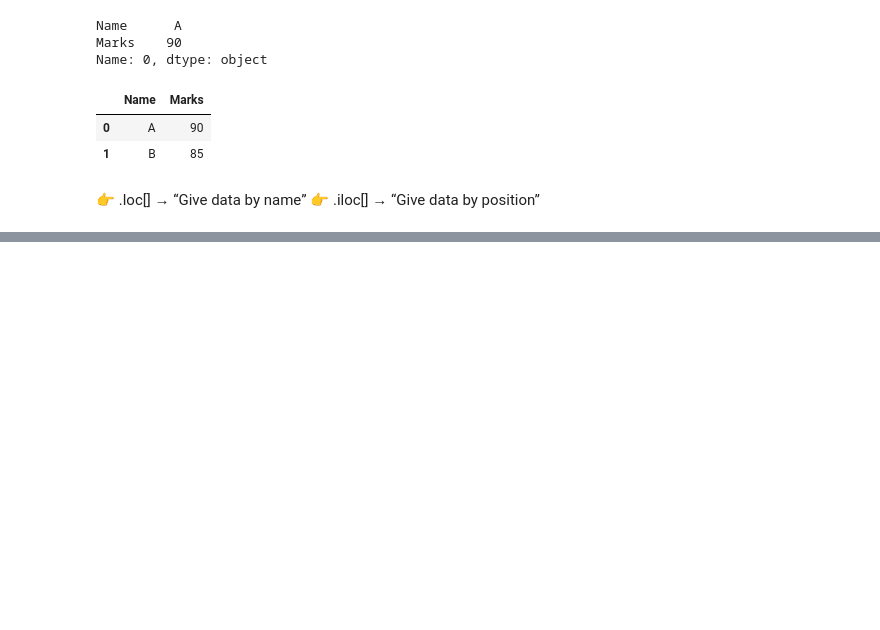
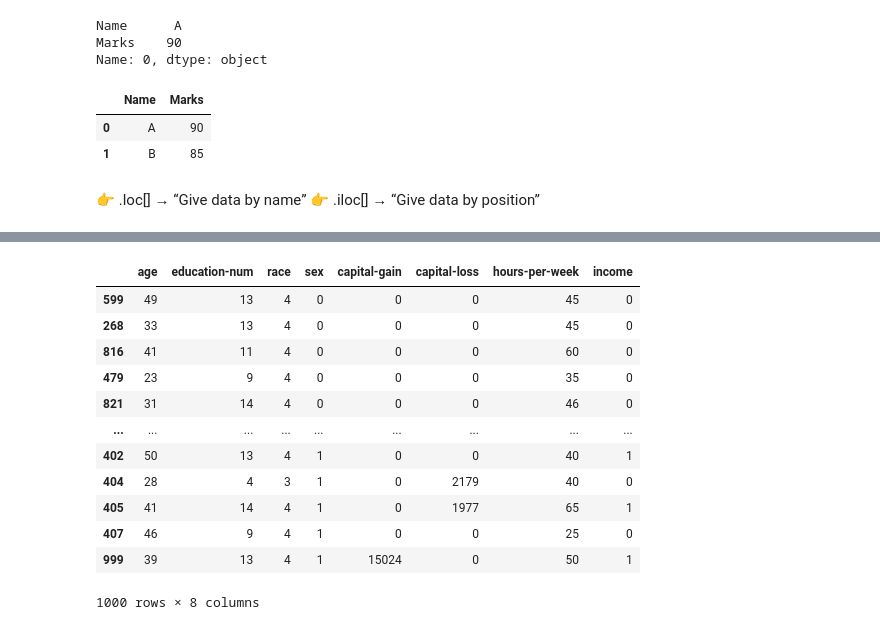
Before and after one commit to Suvarnadatta123/gettingexpertin-DATASCIENCE, a Jupyter notebook: pandas.ipynb, the cells around one changed output, grey strips where cells are left out. Saved outputs shown, nothing was run; the diff lists cells and outputs as text; code cells hidden in the pictures; blank space fills up the shorter version.

```diff
--- a/pandas.ipynb
+++ b/pandas.ipynb
@@ -131,0 +336,16 @@ df.iloc[0:2, 0:2] # Rows and cols by index position
+# %%
+df.sort_values("sex")
+# %% [output]
+|  | age | education-num | race | sex | capital-gain | capital-loss | hours-per-week | income |
+| 599 | 49 | 13 | 4 | 0 | 0 | 0 | 45 | 0 |
+| 268 | 33 | 13 | 4 | 0 | 0 | 0 | 45 | 0 |
+| 816 | 41 | 11 | 4 | 0 | 0 | 0 | 60 | 0 |
+| 479 | 23 | 9 | 4 | 0 | 0 | 0 | 35 | 0 |
+| 821 | 31 | 14 | 4 | 0 | 0 | 0 | 46 | 0 |
+| ... | ... | ... | ... | ... | ... | ... | ... | ... |
+| 402 | 50 | 13 | 4 | 1 | 0 | 0 | 40 | 1 |
+| 404 | 28 | 4 | 3 | 1 | 0 | 2179 | 40 | 0 |
+| 405 | 41 | 14 | 4 | 1 | 0 | 1977 | 65 | 1 |
+| 407 | 46 | 9 | 4 | 1 | 0 | 0 | 25 | 0 |
+| 999 | 39 | 13 | 4 | 1 | 15024 | 0 | 50 | 1 |
+1000 rows × 8 columns
```
Also changed, not shown: parts of 29 cells of this notebook, 2 other files.
